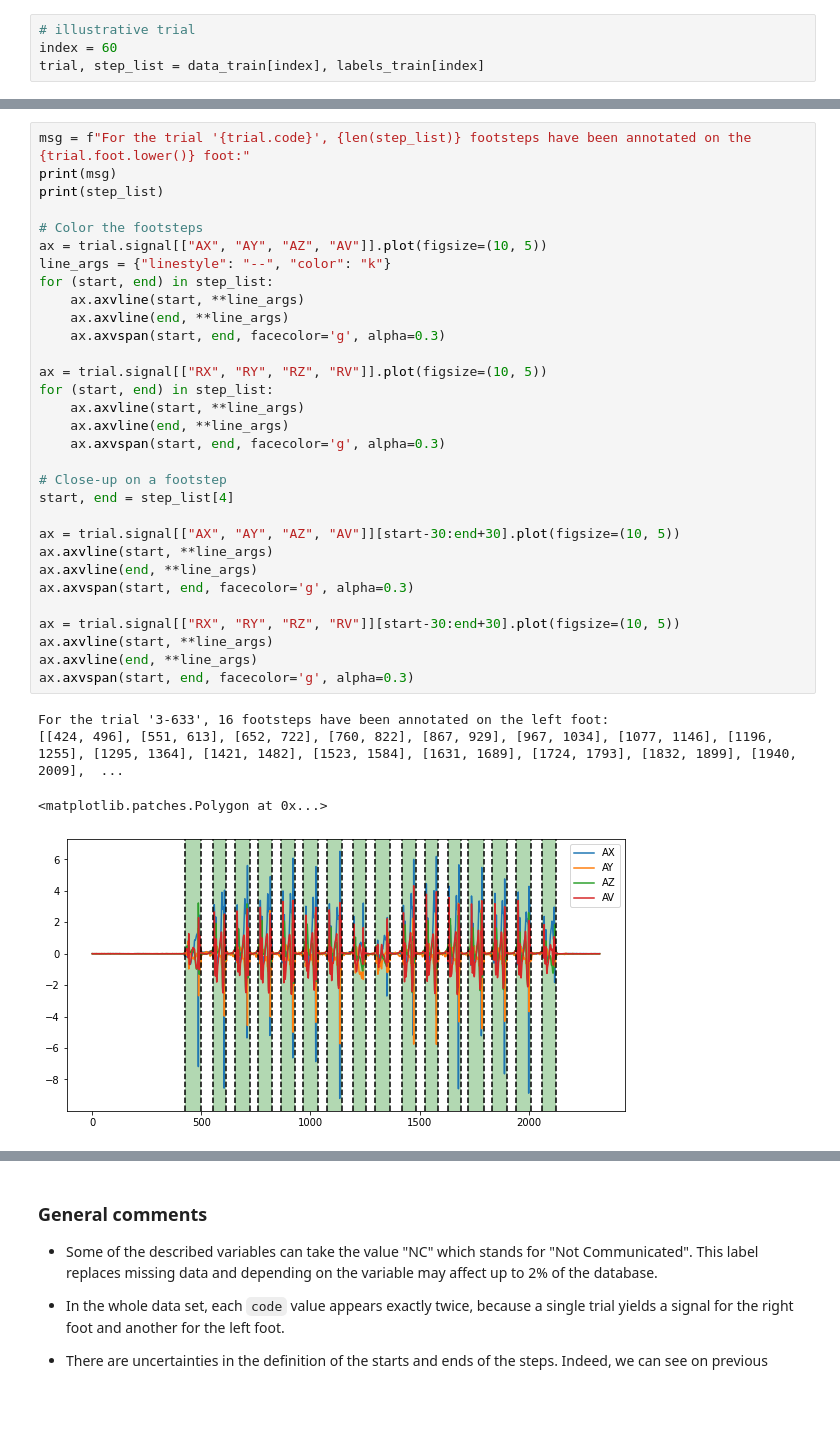
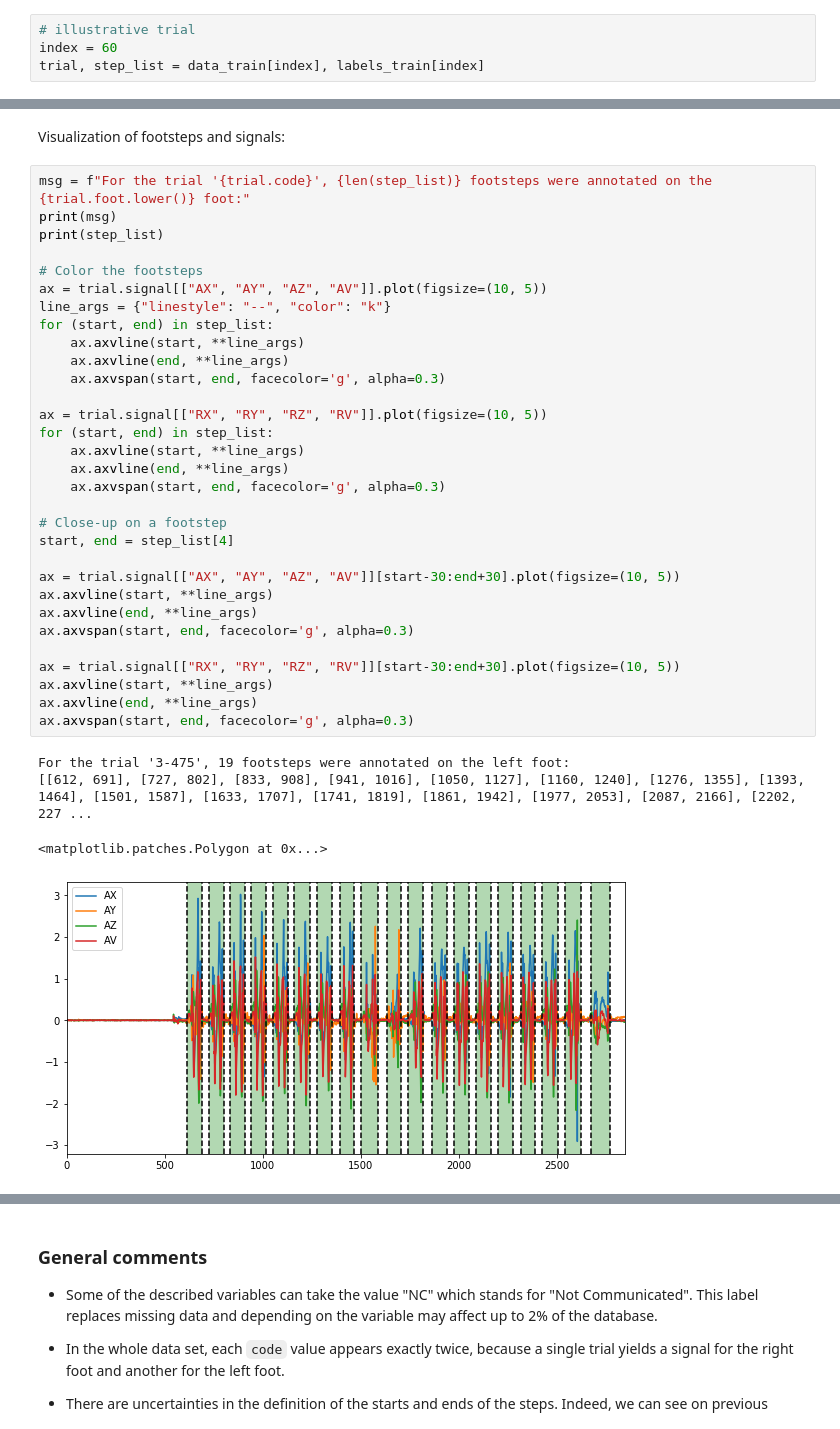
Before and after one commit to simondemouchy/human_locomotion, a Jupyter notebook: human_locomotion_starting_kit.ipynb, the cells around one changed output, grey strips where cells are left out. Cells and saved outputs as stored; diff of their text form; blank space fills up the shorter version.

```diff
--- a/human_locomotion_starting_kit.ipynb
+++ b/human_locomotion_starting_kit.ipynb
@@ -185,36 +218,38 @@ print(step_list)
+# %% [markdown]
+Visualization of footsteps and signals:
 # %%
-msg = f"For the trial '{trial.code}', {len(step_list)} footsteps have been annotated on the {trial.foot.lower()} foot:"
+msg = f"For the trial '{trial.code}', {len(step_list)} footsteps were annotated on the {trial.foot.lower()} foot:"
 print(msg)
 print(step_list)
 
 # Color the footsteps
 ax = trial.signal[["AX", "AY", "AZ", "AV"]].plot(figsize=(10, 5))
 line_args = {"linestyle": "--", "color": "k"}
 for (start, end) in step_list:
     ax.axvline(start, **line_args)
     ax.axvline(end, **line_args)
     ax.axvspan(start, end, facecolor='g', alpha=0.3)
 
 ax = trial.signal[["RX", "RY", "RZ", "RV"]].plot(figsize=(10, 5))
 for (start, end) in step_list:
     ax.axvline(start, **line_args)
     ax.axvline(end, **line_args)
     ax.axvspan(start, end, facecolor='g', alpha=0.3)
 
 # Close-up on a footstep
 start, end = step_list[4]
 
 ax = trial.signal[["AX", "AY", "AZ", "AV"]][start-30:end+30].plot(figsize=(10, 5))
 ax.axvline(start, **line_args)
 ax.axvline(end, **line_args)
 ax.axvspan(start, end, facecolor='g', alpha=0.3)
 
 ax = trial.signal[["RX", "RY", "RZ", "RV"]][start-30:end+30].plot(figsize=(10, 5))
 ax.axvline(start, **line_args)
 ax.axvline(end, **line_args)
 ax.axvspan(start, end, facecolor='g', alpha=0.3)
 # %% [output]
-For the trial '3-633', 16 footsteps have been annotated on the left foot:
-[[424, 496], [551, 613], [652, 722], [760, 822], [867, 929], [967, 1034], [1077, 1146], [1196, 1255], [1295, 1364], [1421, 1482], [1523, 1584], [1631, 1689], [1724, 1793], [1832, 1899], [1940, 2009],  ...
+For the trial '3-475', 19 footsteps were annotated on the left foot:
+[[612, 691], [727, 802], [833, 908], [941, 1016], [1050, 1127], [1160, 1240], [1276, 1355], [1393, 1464], [1501, 1587], [1633, 1707], [1741, 1819], [1861, 1942], [1977, 2053], [2087, 2166], [2202, 227 ...
 <matplotlib.patches.Polygon at 0x...>
-[figure, old version]
+[figure, new version]
```
Also changed, not shown: parts of 24 cells of this notebook.
